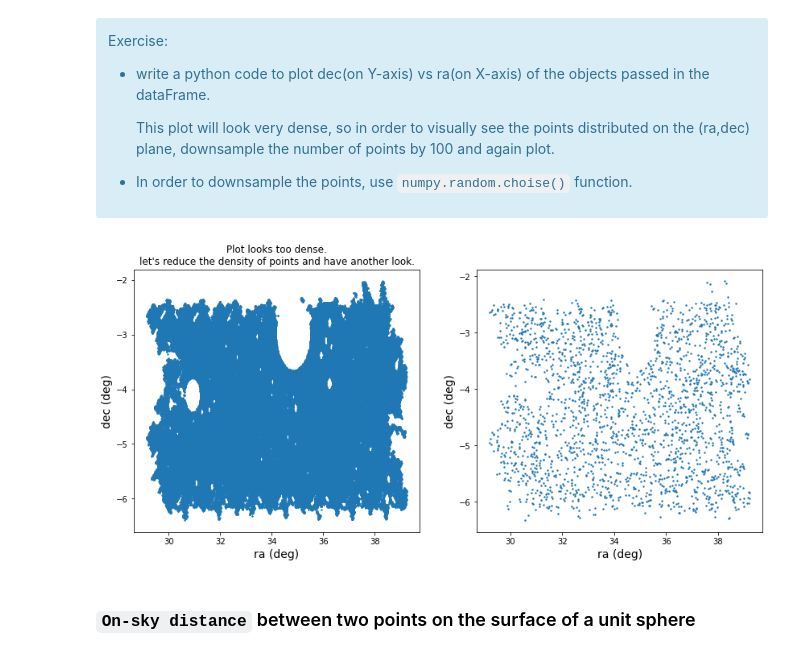
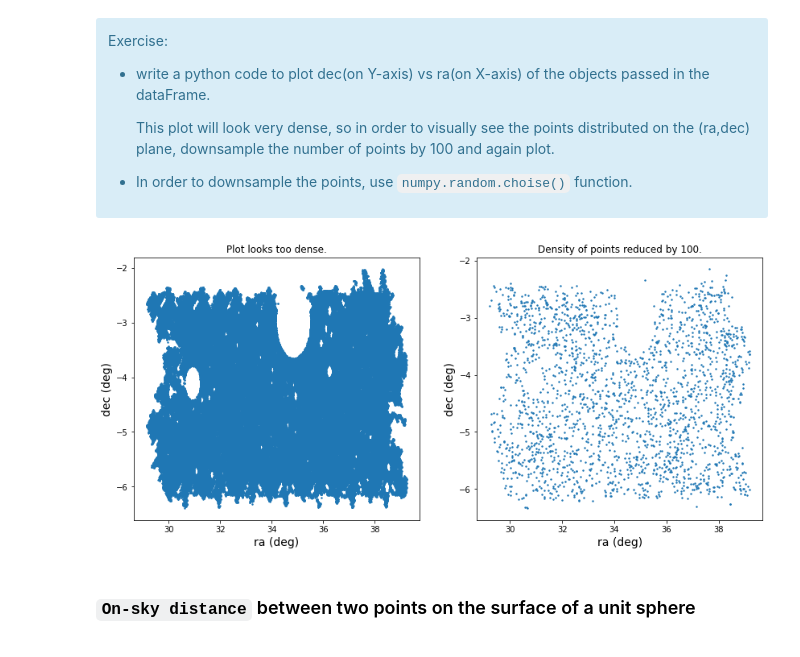
Before and after one commit to divyarana-cosmo/IAGRG_2022, a Jupyter notebook: docs/pair_counting.ipynb, the cells around one changed output. Saved outputs shown, nothing was run; the diff lists cells and outputs as text; code cells hidden in the pictures.

```diff
--- a/docs/pair_counting.ipynb
+++ b/docs/pair_counting.ipynb
@@ -85,7 +88,8 @@ df.head()
 # %% [markdown]
 \# select required columns only
 # %%
-df = pd.read_csv(f"/home/idies/workspace/Storage/navin/persistent/demo_objects.csv", sep=',', usecols=[0,1,2])
+# df = pd.read_csv(f"/home/idies/workspace/Storage/navin/persistent/demo_objects.csv", sep=',', usecols=[0,1,2])
+df = pd.read_csv(f"demo_objects.csv", sep=',', usecols=[0,1,2])
 # %%
 df.head()
 # %% [output]
@@ -111,28 +115,29 @@ Exercise:
 # %%
 fig,ax = plt.subplots(1,2, figsize=(14,6))
 ax1,ax2 = ax
 
 #plot all the coordinates
 ax1.scatter(df.ra.values,df.dec.values, s=2)
 ax1.set_xlabel("ra (deg)", fontsize=14)
 ax1.set_ylabel("dec (deg)", fontsize=14)
 
-ax1.set_title("Plot looks too dense.\nlet's reduce the density of points and have another look.")
+ax1.set_title("Plot looks too dense.")
 
 #Randomly picking up points to plots to reduce the density of points
 Number_of_points = df.ra.size
 down_sample_by = 100
 random_indices = np.random.choice(np.arange(Number_of_points),
                                   size=int(Number_of_points/down_sample_by),
                                   replace=False)
 #plot down sampled number coordinates
 ax2.scatter(df.ra.values[random_indices], df.dec.values[random_indices], s=2)
 ax2.set_xlabel("ra (deg)", fontsize=14)
 ax2.set_ylabel("dec (deg)", fontsize=14)
+ax2.set_title("Density of points reduced by %d."%down_sample_by)
 
 plt.show()
 # %% [output]
-[figure, old version]
+[figure, new version]
 # %% [markdown]
 ### `On-sky distance` between two points on the surface of a unit sphere
 # %% [markdown]
```
Also changed, not shown: parts of 10 cells of this notebook.
